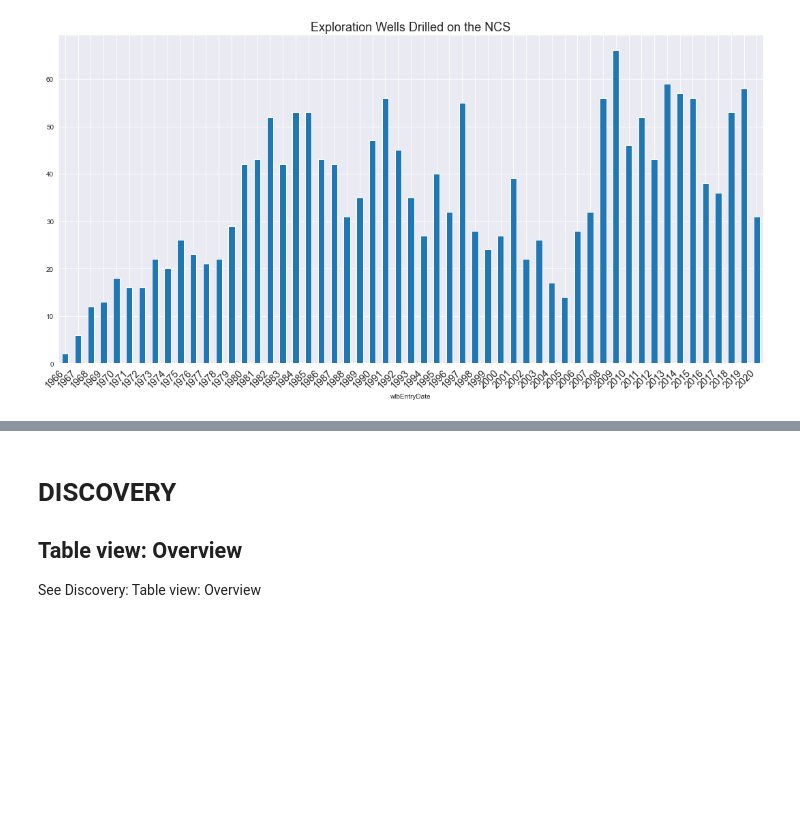
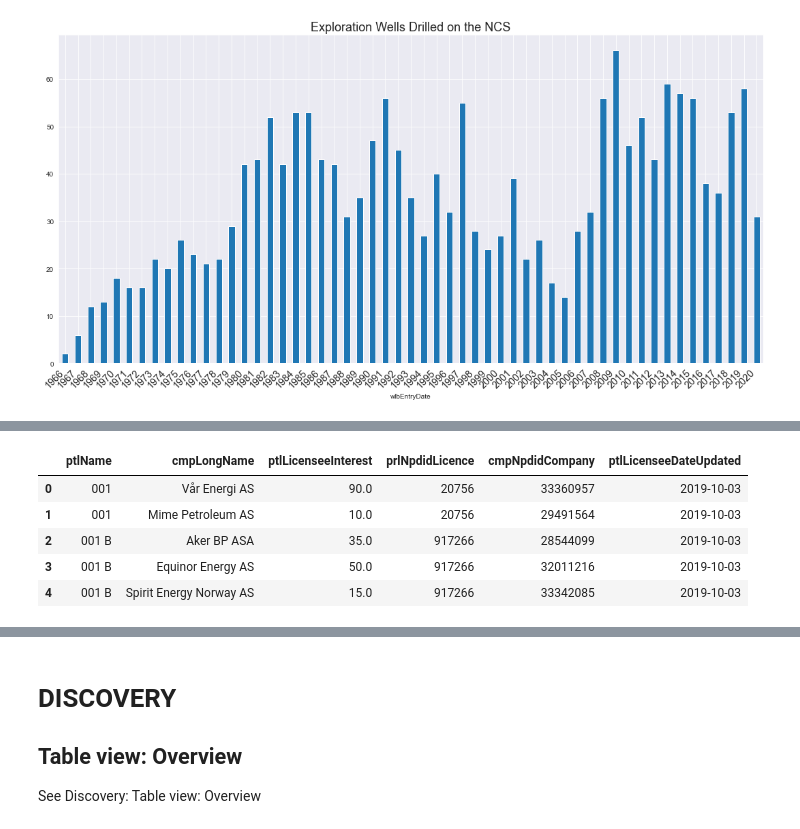
Before and after one commit to ABDunbar/NPD-Visualisation, a Jupyter notebook: npd_links.ipynb, the cells around one changed output, grey strips where cells are left out. Cells and saved outputs as stored; diff of their text form; code cells hidden in the pictures; blank space fills up the shorter version.

```diff
--- a/npd_links.ipynb
+++ b/npd_links.ipynb
@@ -139,0 +181,9 @@ plt.show()
+# %%
+df.head()
+# %% [output]
+|  | ptlName | cmpLongName | ptlLicenseeInterest | prlNpdidLicence | cmpNpdidCompany | ptlLicenseeDateUpdated |
+| 0 | 001 | Vår Energi AS | 90.0 | 20756 | 33360957 | 2019-10-03 |
+| 1 | 001 | Mime Petroleum AS | 10.0 | 20756 | 29491564 | 2019-10-03 |
+| 2 | 001 B | Aker BP ASA | 35.0 | 917266 | 28544099 | 2019-10-03 |
+| 3 | 001 B | Equinor Energy AS | 50.0 | 917266 | 32011216 | 2019-10-03 |
+| 4 | 001 B | Spirit Energy Norway AS | 15.0 | 917266 | 33342085 | 2019-10-03 |
```
Also changed, not shown: parts of 68 cells of this notebook, 1 other file.
